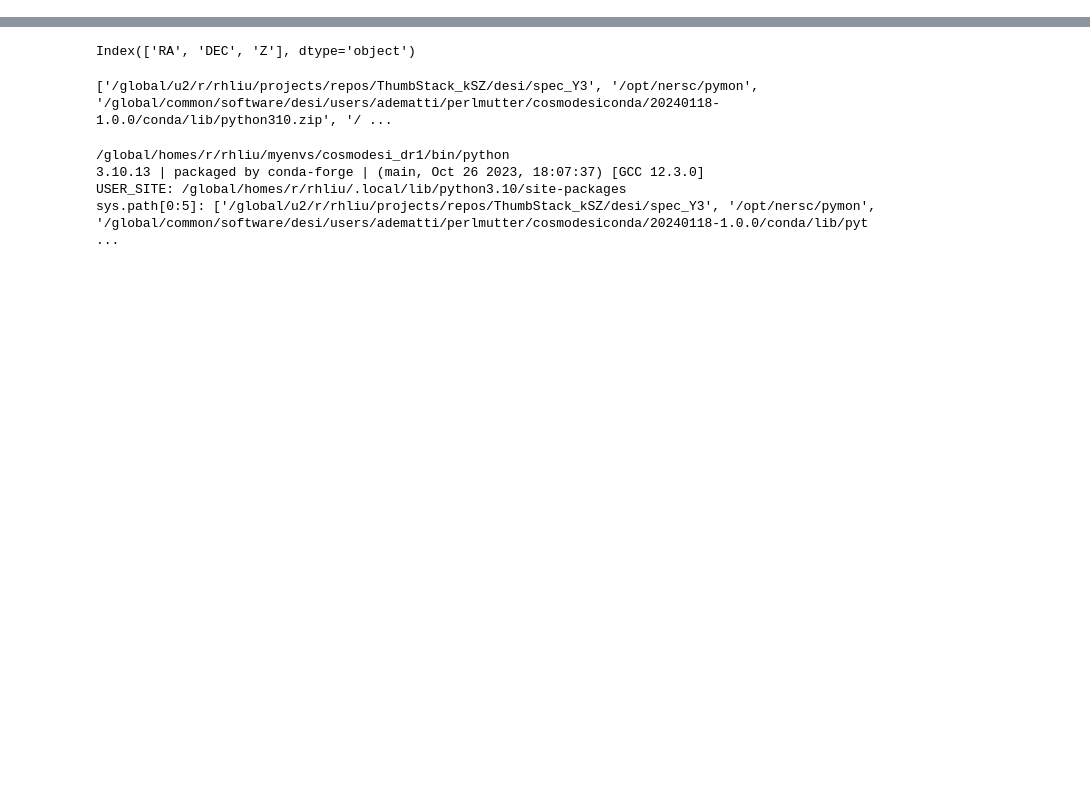
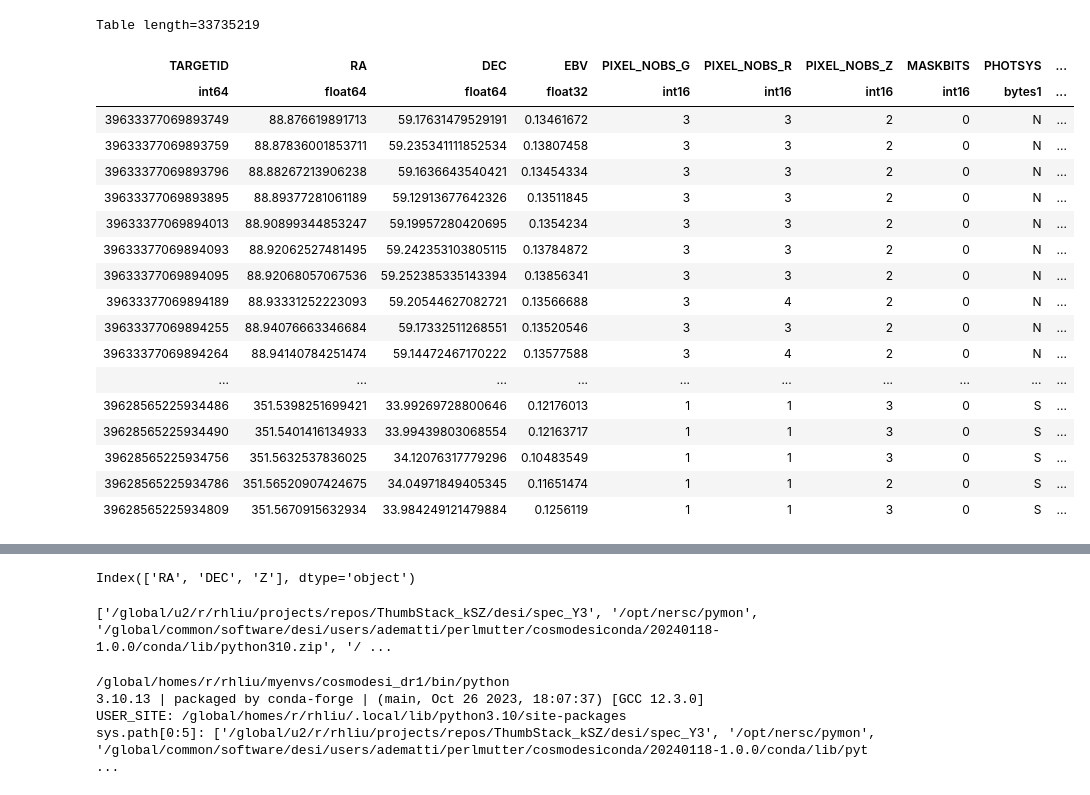
Before and after one commit to rhenryliu/Thumbstack_kSZ, a Jupyter notebook: desi/spec_Y3/test_mass_bins.ipynb, the cells around one changed output, grey strips where cells are left out. Saved outputs shown, nothing was run; the diff lists cells and outputs as text; code cells hidden in the pictures; blank space fills up the shorter version.

```diff
--- a/desi/spec_Y3/test_mass_bins.ipynb
+++ b/desi/spec_Y3/test_mass_bins.ipynb
@@ -25,3 +25,29 @@ sys.path.append('./catalogue/')
 from remove_close_pairs import enforce_min_separation, physical_to_min_sep, mean_redshift_from_table # type: ignore
 import astropy.units as u
 from astropy.table import Table as AstropyTable
+# %%
+path = '/pscratch/sd/j/jia_qu/ACTxDESIY3'
+# Load the DESI Y3 LRG catalog
+desi_lrg_catalog = Table.read(f'{path}/dr9_extended_lrg_pzbins.fits')
+# %%
+desi_lrg_catalog
+# %% [output]
+Table length=33735219
+| TARGETID | RA | DEC | EBV | PIXEL_NOBS_G | PIXEL_NOBS_R | PIXEL_NOBS_Z | MASKBITS | PHOTSYS | ... |
+| int64 | float64 | float64 | float32 | int16 | int16 | int16 | int16 | bytes1 | ... |
+| 39633377069893749 | 88.876619891713 | 59.17631479529191 | 0.13461672 | 3 | 3 | 2 | 0 | N | ... |
+| 39633377069893759 | 88.87836001853711 | 59.235341111852534 | 0.13807458 | 3 | 3 | 2 | 0 | N | ... |
+| 39633377069893796 | 88.88267213906238 | 59.1636643540421 | 0.13454334 | 3 | 3 | 2 | 0 | N | ... |
+| 39633377069893895 | 88.89377281061189 | 59.12913677642326 | 0.13511845 | 3 | 3 | 2 | 0 | N | ... |
+| 39633377069894013 | 88.90899344853247 | 59.19957280420695 | 0.1354234 | 3 | 3 | 2 | 0 | N | ... |
+| 39633377069894093 | 88.92062527481495 | 59.242353103805115 | 0.13784872 | 3 | 3 | 2 | 0 | N | ... |
+| 39633377069894095 | 88.92068057067536 | 59.252385335143394 | 0.13856341 | 3 | 3 | 2 | 0 | N | ... |
+| 39633377069894189 | 88.93331252223093 | 59.20544627082721 | 0.13566688 | 3 | 4 | 2 | 0 | N | ... |
+| 39633377069894255 | 88.94076663346684 | 59.17332511268551 | 0.13520546 | 3 | 3 | 2 | 0 | N | ... |
+| 39633377069894264 | 88.94140784251474 | 59.14472467170222 | 0.13577588 | 3 | 4 | 2 | 0 | N | ... |
+| ... | ... | ... | ... | ... | ... | ... | ... | ... | ... |
+| 39628565225934486 | 351.5398251699421 | 33.99269728800646 | 0.12176013 | 1 | 1 | 3 | 0 | S | ... |
+| 39628565225934490 | 351.5401416134933 | 33.99439803068554 | 0.12163717 | 1 | 1 | 3 | 0 | S | ... |
+| 39628565225934756 | 351.5632537836025 | 34.12076317779296 | 0.10483549 | 1 | 1 | 3 | 0 | S | ... |
+| 39628565225934786 | 351.56520907424675 | 34.04971849405345 | 0.11651474 | 1 | 1 | 2 | 0 | S | ... |
+| 39628565225934809 | 351.5670915632934 | 33.984249121479884 | 0.1256119 | 1 | 1 | 3 | 0 | S | ... |
```
Also changed, not shown: parts of 4 cells of this notebook, 4 other files.
